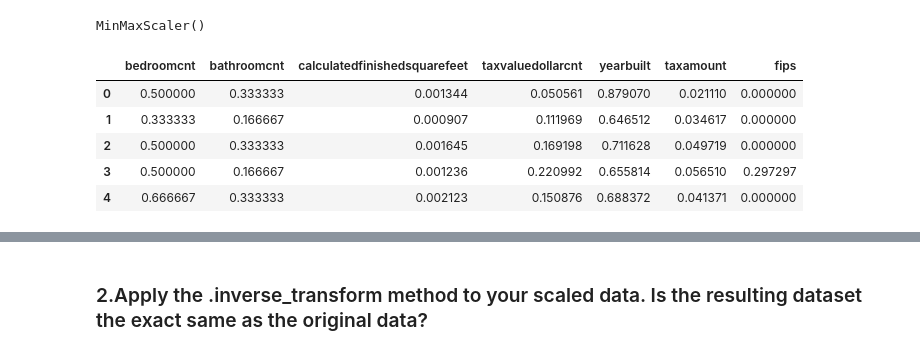
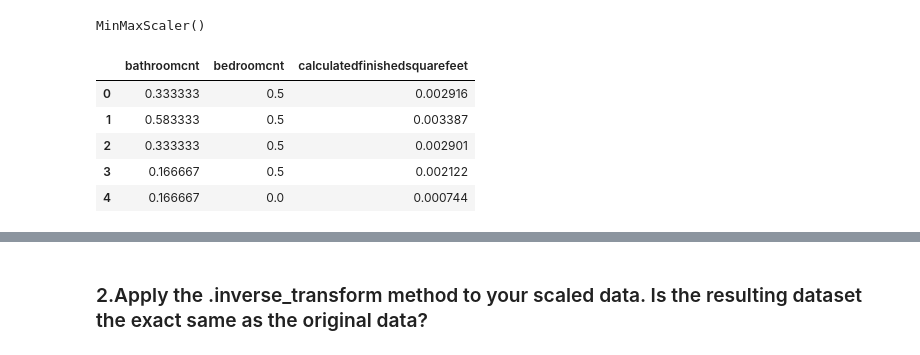
Before and after one commit to Saroj6632/Linear-Regression, a Jupyter notebook: scaling.ipynb, the cells around one changed output, grey strips where cells are left out. Saved outputs shown, nothing was run; the diff lists cells and outputs as text; code cells hidden in the pictures.

```diff
--- a/scaling.ipynb
+++ b/scaling.ipynb
@@ -55,12 +51,12 @@ fips
 # %%
 # columns that needed to be scaled in a list.
-scale_col=[bathroom, bedroom,footage_area]
+scale_col=['bathroomcnt', 'bedroomcnt','calculatedfinishedsquarefeet']
 # %%
 scaler=sklearn.preprocessing.MinMaxScaler()
 # %%
 # splitting the data into train, validate and test sample.
-x_train_and_validate, x_test = train_test_split(df, random_state=123)
-x_train, x_validate = train_test_split(x_train_and_validate)
+x_train_and_validate, x_test = train_test_split(df,test_size=.2 ,random_state=123)
+x_train, x_validate = train_test_split(x_train_and_validate,test_size=.3,random_state=123)
 # %%
 print(x_train.shape, x_validate.shape, x_test.shape)
 # %% [output]
@@ -99,28 +96,28 @@ fips
 # %%
 # fit the scaler to train data sample
-scaler.fit(x_train)
+scaler.fit(x_train[scale_col])
 # %% [output]
 MinMaxScaler()
 # %%
 #use.transform to apply scaling to all splitted data samples
-x_train_scaled = scaler.transform(x_train)
-x_validate_scaled = scaler.transform(x_validate)
-x_test_scaled = scaler.transform(x_test)
+x_train_scaled = scaler.transform(x_train[scale_col])
+x_validate_scaled = scaler.transform(x_validate[scale_col])
+x_test_scaled = scaler.transform(x_test[scale_col])
 # %%
 # for col in x_train:
 #     scaler=sklearn.preprocessing.MinMaxScaler()
 #     x_train[col]= scaler.fit_transform(x_train[[col]])
 # %%
 # this is new scaled fit and transformed data
-x_train_scaled_df = pd.DataFrame(x_train_scaled, columns=x_train.columns)
+x_train_scaled_df = pd.DataFrame(x_train_scaled, columns=scale_col)
 x_train_scaled_df.head()
 # %% [output]
-|  | bedroomcnt | bathroomcnt | calculatedfinishedsquarefeet | taxvaluedollarcnt | yearbuilt | taxamount | fips |
-| 0 | 0.500000 | 0.333333 | 0.001344 | 0.050561 | 0.879070 | 0.021110 | 0.000000 |
-| 1 | 0.333333 | 0.166667 | 0.000907 | 0.111969 | 0.646512 | 0.034617 | 0.000000 |
-| 2 | 0.500000 | 0.333333 | 0.001645 | 0.169198 | 0.711628 | 0.049719 | 0.000000 |
-| 3 | 0.500000 | 0.166667 | 0.001236 | 0.220992 | 0.655814 | 0.056510 | 0.297297 |
-| 4 | 0.666667 | 0.333333 | 0.002123 | 0.150876 | 0.688372 | 0.041371 | 0.000000 |
+|  | bathroomcnt | bedroomcnt | calculatedfinishedsquarefeet |
+| 0 | 0.333333 | 0.5 | 0.002916 |
+| 1 | 0.583333 | 0.5 | 0.003387 |
+| 2 | 0.333333 | 0.5 | 0.002901 |
+| 3 | 0.166667 | 0.5 | 0.002122 |
+| 4 | 0.166667 | 0.0 | 0.000744 |
 # %%
 #visualizing scaled data
 for col in x_train_scaled_df:
```
Also changed, not shown: parts of 15 cells of this notebook.
